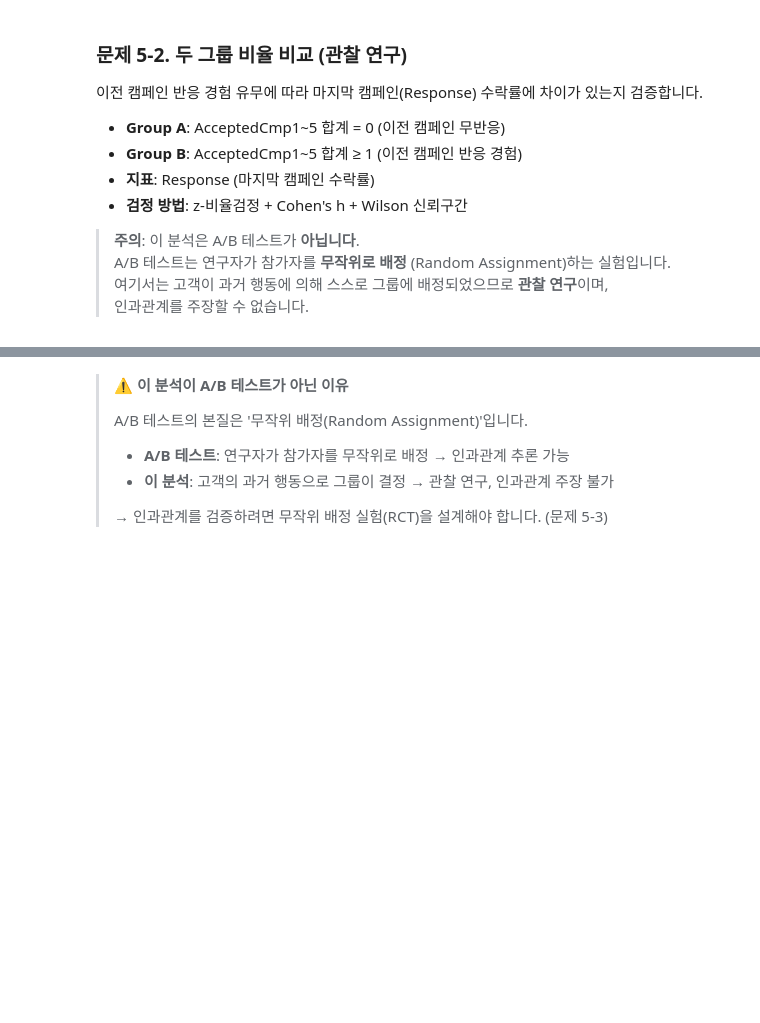
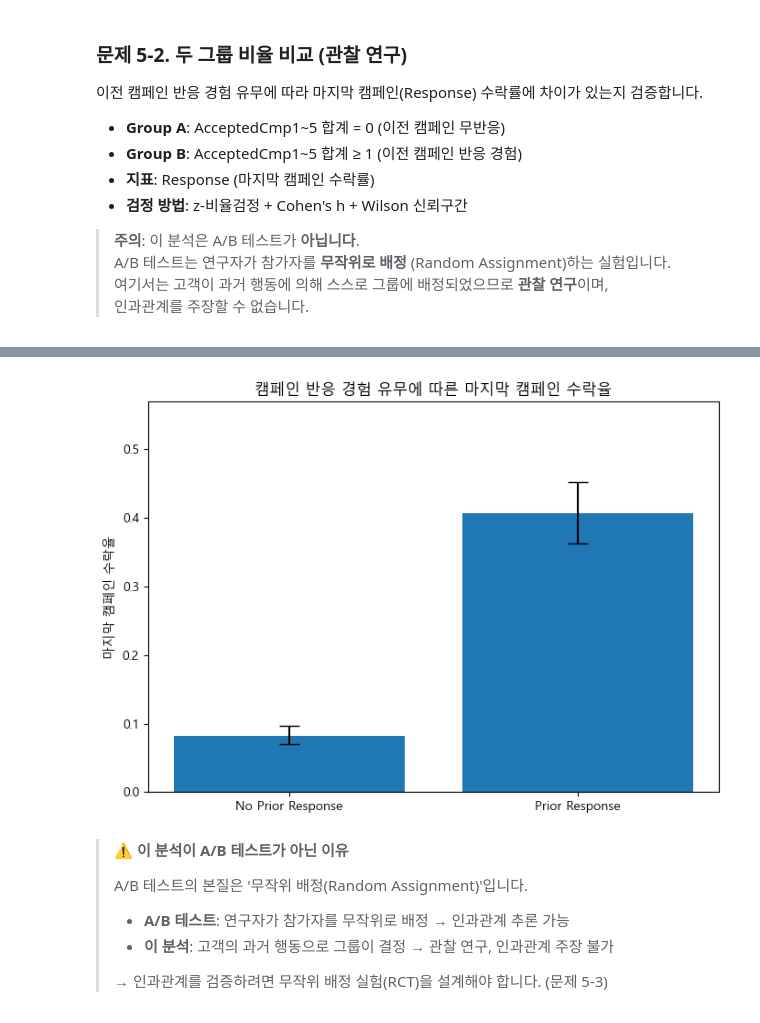
Before and after one commit to sparta-data11-statistics-practice/practice-01-descriptive-statistics-Heesang01, a Jupyter notebook: practice_comprehensive.ipynb, the cells around one changed output, grey strips where cells are left out. Cells and saved outputs as stored; diff of their text form; code cells hidden in the pictures; blank space fills up the shorter version.

```diff
--- a/practice_comprehensive.ipynb
+++ b/practice_comprehensive.ipynb
@@ -1354,5 +1409,29 @@ rate_b = conv_b / n_b
 # %%
 # TODO 5-2(d): 수락률 비교 시각화 (CI 오차막대 포함)
+
+ci_a = wilson_ci(conv_a, n_a)
+ci_b = wilson_ci(conv_b, n_b)
+
+rates = [rate_a, rate_b]
+lower_errors = [rate_a - ci_a[0], rate_b - ci_b[0]]
+upper_errors = [ci_a[1] - rate_a, ci_b[1] - rate_b]
+
+errors = [lower_errors, upper_errors]
+
+groups = ['No Prior Response', 'Prior Response']
+
+plt.figure(figsize=(7,5))
+
+plt.bar(groups, rates, yerr=errors, capsize=8)
+
+plt.ylabel("마지막 캠페인 수락율")
+plt.title("캠페인 반응 경험 유무에 따른 마지막 캠페인 수락율")
+plt.ylim(0, max(rates)*1.4)
+
+plt.tight_layout()
+plt.show()
+# %% [output]
+[figure, added]
 # %% [markdown]
 > ⚠️ **이 분석이 A/B 테스트가 아닌 이유**
 >
```
Also changed, not shown: parts of 3 cells of this notebook.
